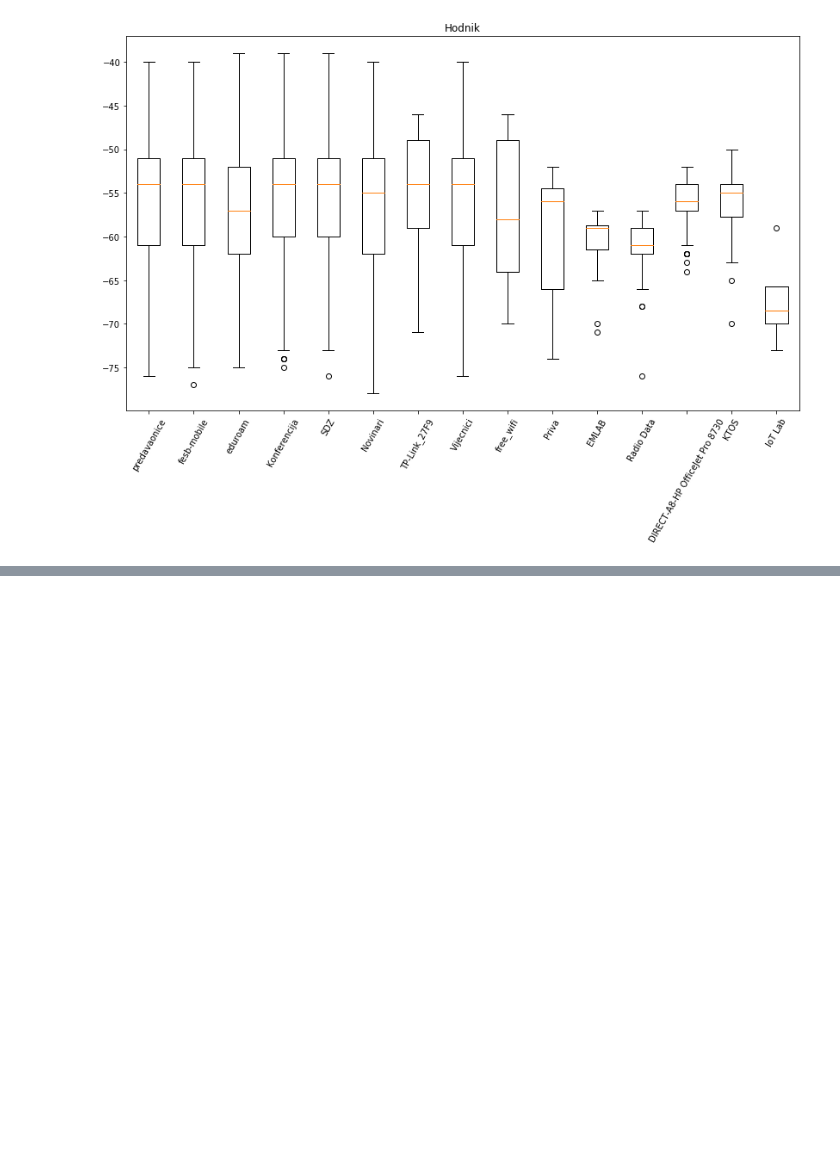
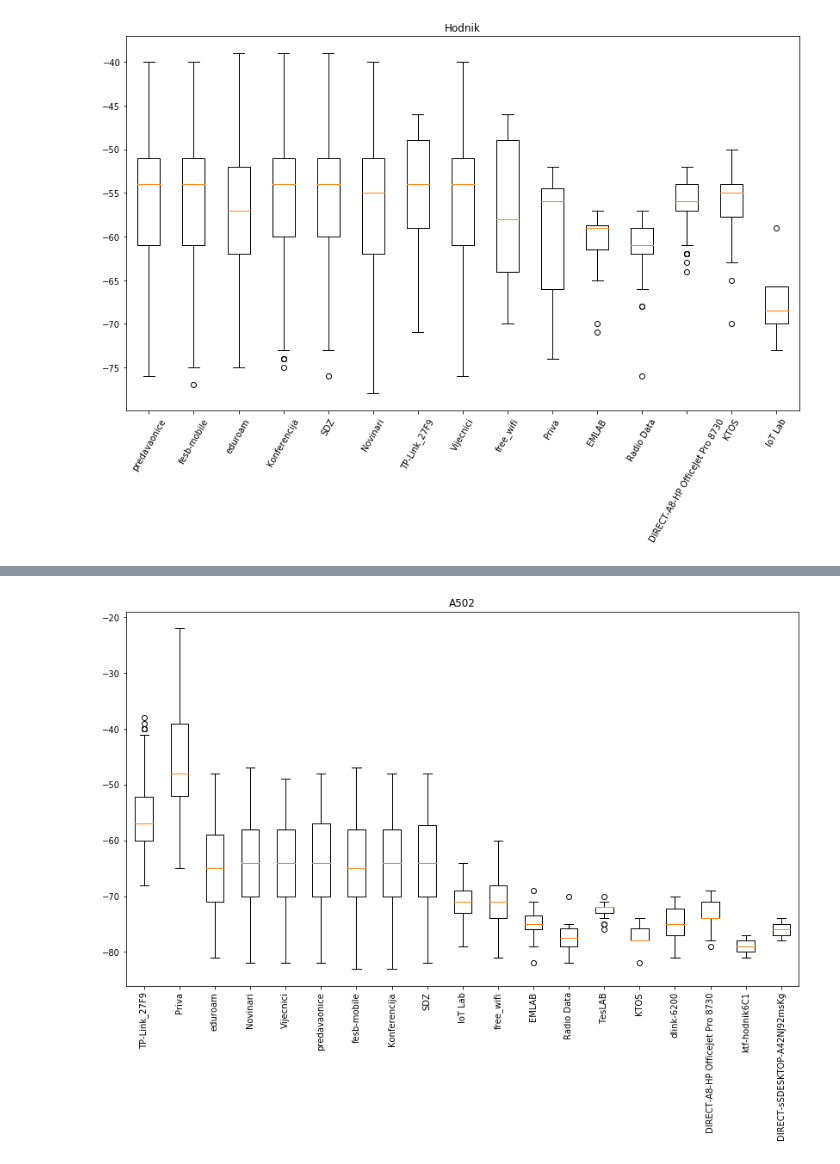
Before and after one commit to TomislavZupanovic/Wifi-Localization, a Jupyter notebook: notebook/data_analysis.ipynb, the cells around one changed output, grey strips where cells are left out. Cells and saved outputs as stored; diff of their text form; code cells hidden in the pictures; blank space fills up the shorter version.

```diff
--- a/notebook/data_analysis.ipynb
+++ b/notebook/data_analysis.ipynb
@@ -123,0 +147,4 @@ boxplot(hall)
+# %%
+boxplot(a502)
+# %% [output]
+[figure, added]
```
Also changed, not shown: parts of 23 cells of this notebook.
